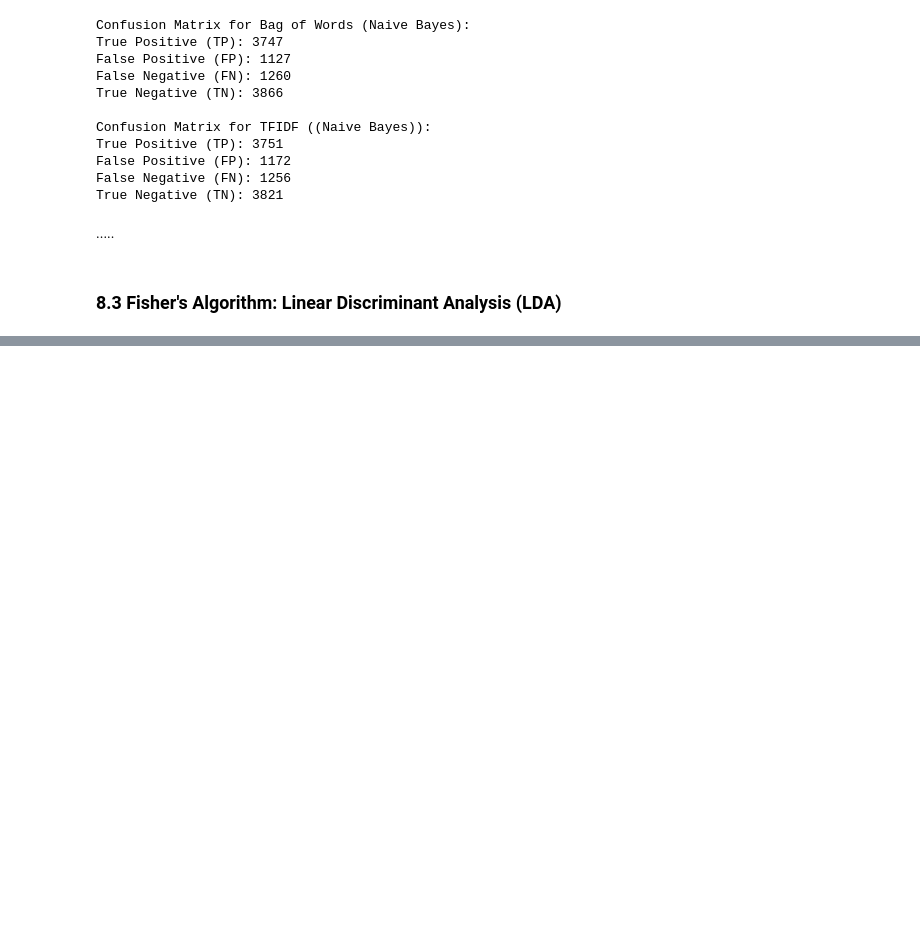
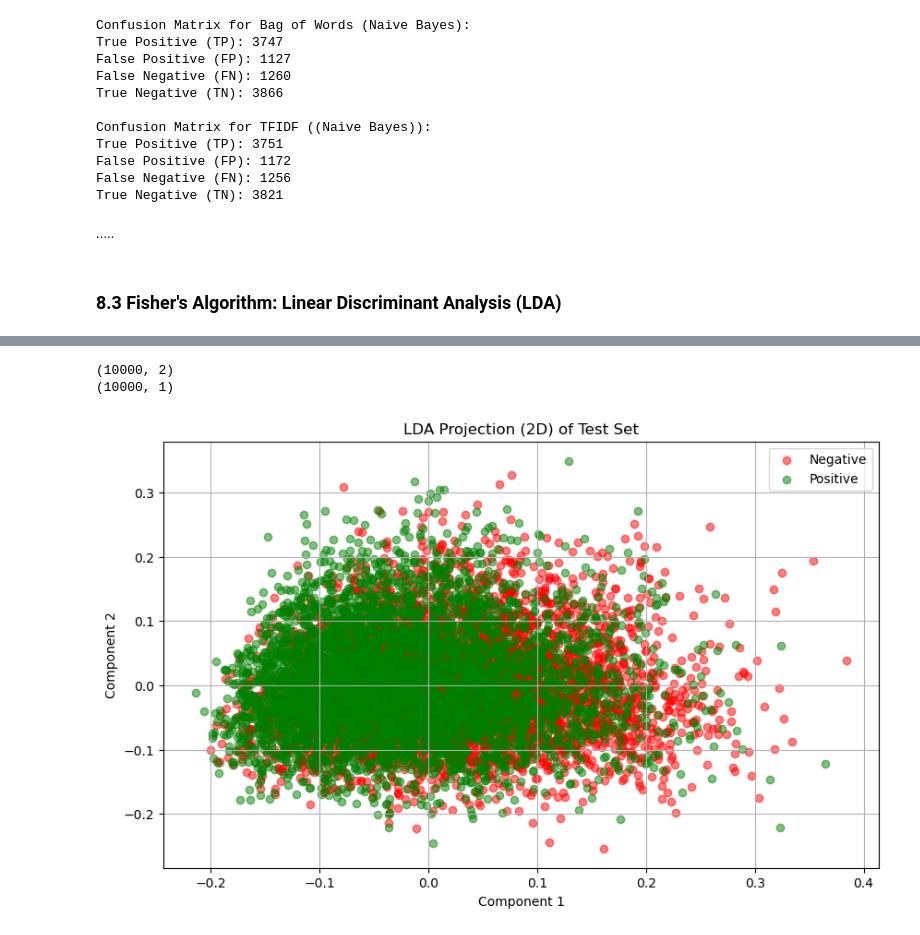
Before and after one commit to Sebaurzi02/Sentiment-Analysis-NLP-Model-Comparison, a Jupyter notebook: Sentiment_Analysis.ipynb, the cells around one changed output, grey strips where cells are left out. Saved outputs shown, nothing was run; the diff lists cells and outputs as text; code cells hidden in the pictures; blank space fills up the shorter version.

```diff
--- a/Sentiment_Analysis.ipynb
+++ b/Sentiment_Analysis.ipynb
@@ -1113,0 +1189,28 @@ True Negative (TN): 3821
+# %%
+print(X_test_vis.shape)
+print(binary_test_sentiments.shape)
+# %% [output]
+(10000, 2)
+(10000, 1)
+# %%
+
+binary_test_sentiments_new = binary_test_sentiments.ravel()
+
+plt.figure(figsize=(10, 6))
+
+plt.scatter(X_test_vis[binary_test_sentiments_new == 0, 0],
+            X_test_vis[binary_test_sentiments_new == 0, 1],
+            color='red', label='Negative', alpha=0.5)
+
+plt.scatter(X_test_vis[binary_test_sentiments_new == 1, 0],
+            X_test_vis[binary_test_sentiments_new == 1, 1],
+            color='green', label='Positive', alpha=0.5)
+
+plt.title('LDA Projection (2D) of Test Set')
+plt.xlabel('Component 1')
+plt.ylabel('Component 2')
+plt.legend()
+plt.grid(True)
+plt.show()
+# %% [output]
+[figure, added]
```
Also changed, not shown: parts of 11 cells of this notebook.
